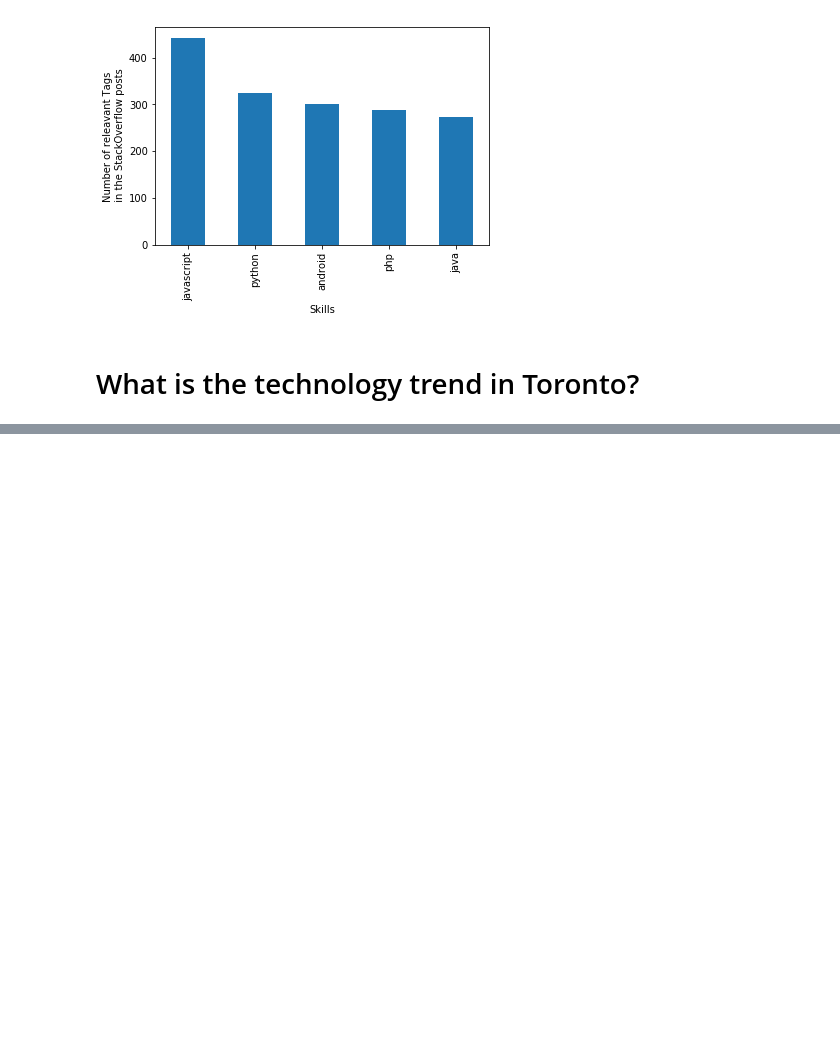
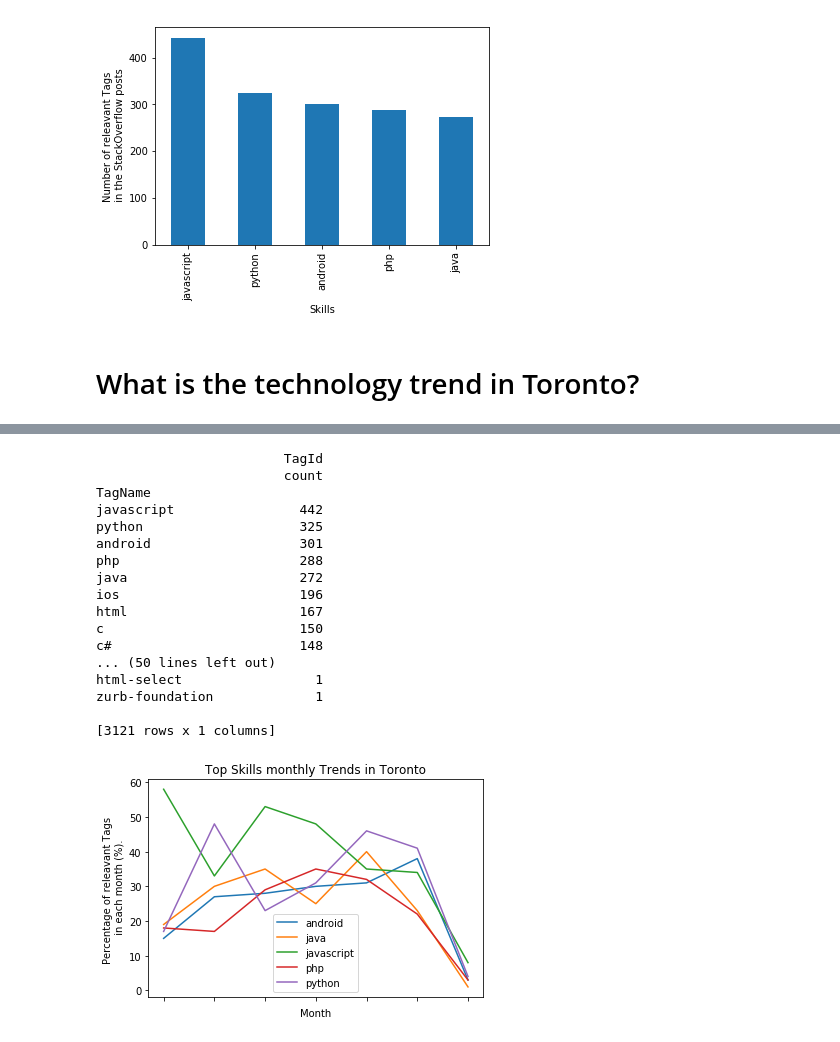
Before and after one commit to SMarjanAlavi/Stack, a Jupyter notebook: StackCity.ipynb, the cells around one changed output, grey strips where cells are left out. Cells and saved outputs as stored; diff of their text form; code cells hidden in the pictures; blank space fills up the shorter version.

```diff
--- a/StackCity.ipynb
+++ b/StackCity.ipynb
@@ -80,0 +95,35 @@ python       17   48   23   31   46   41    4
+# %%
+#for key , group in grouped:
+#    if key in {'python', 'r'}:
+#        group.plot('date', 'TagId', label=key, ax=ax)
+#print(data)
+#normal_data = data*100 / data.sum()
+#print(normal_data)
+
+
+
+data.T.plot()
+plt.legend(loc='best')
+plt.title('Top Skills monthly Trends in Toronto')
+plt.xlabel("Month");
+plt.ylabel("Percentage of releavant Tags \n in each month (%).");
+plt.show()
+# %% [output]
+                        TagId
+                        count
+TagName
+javascript                442
+python                    325
+android                   301
+php                       288
+java                      272
+ios                       196
+html                      167
+c                         150
+c#                        148
+... (50 lines left out)
+html-select                 1
+zurb-foundation             1
+
+[3121 rows x 1 columns]
+[figure, added]
```
Also changed, not shown: parts of 5 cells of this notebook.
